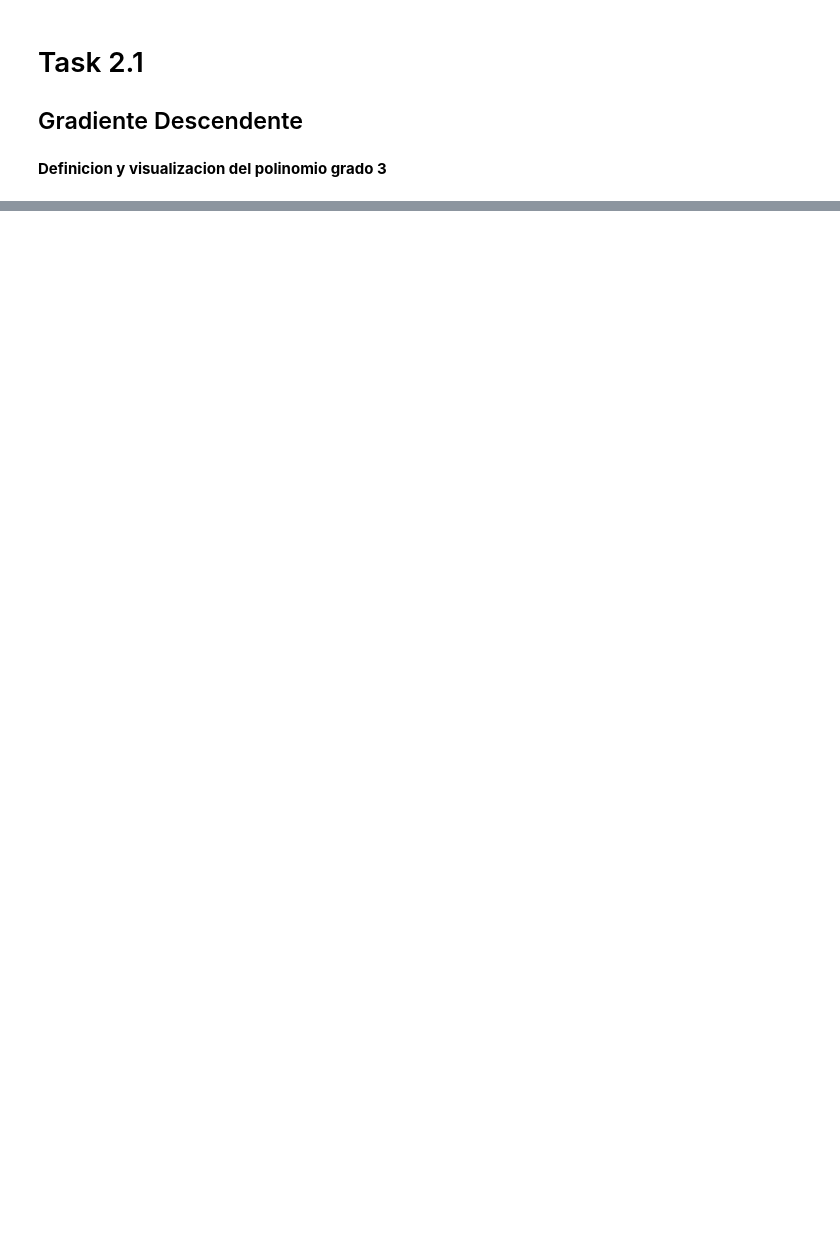
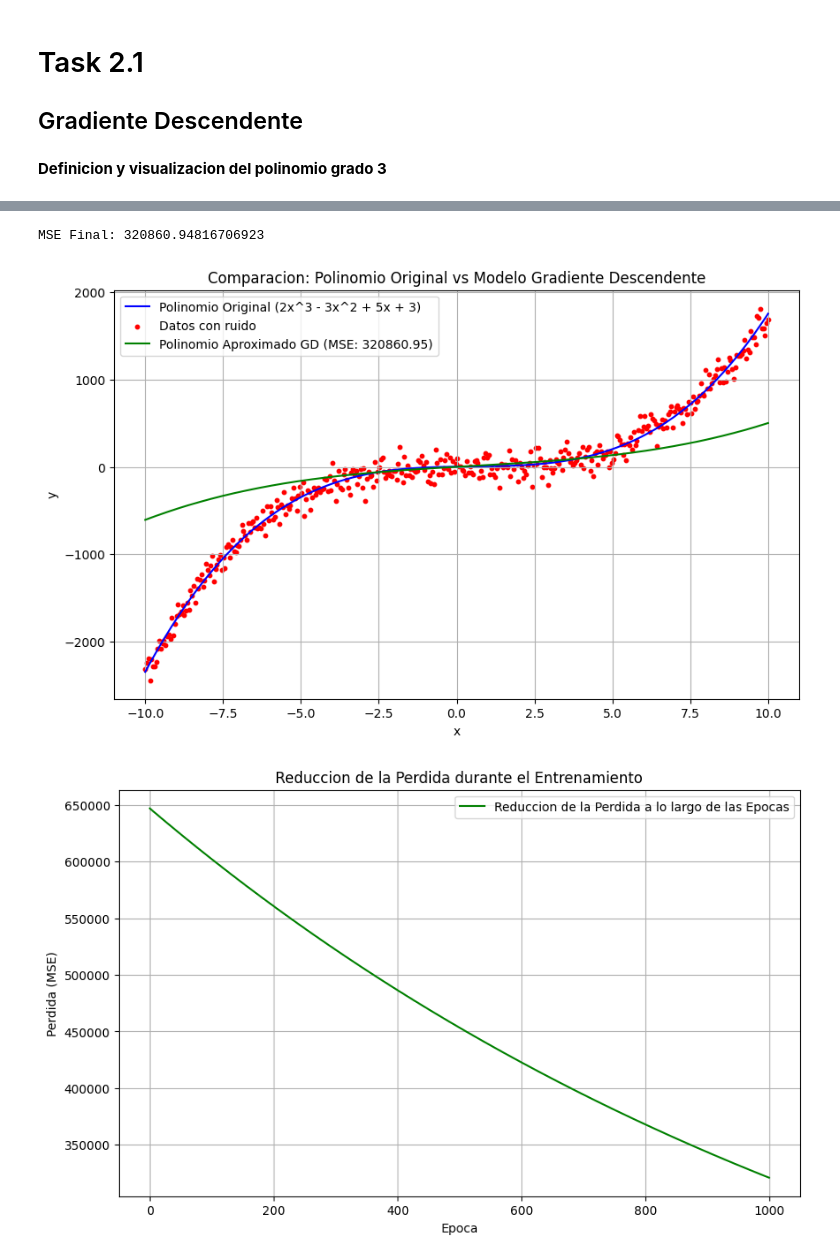
Before and after one commit to Gegdgt/Lab_3_IA, a Jupyter notebook: Task 2.1.ipynb, the cells around one changed output, grey strips where cells are left out. Drawn from its saved outputs; the diff is of its cells as text; code cells hidden in the pictures; blank space fills up the shorter version.

```diff
--- a/Task 2.1.ipynb
+++ b/Task 2.1.ipynb
@@ -32,0 +91,13 @@ plt.show()
+# %%
+def compute_gradients(coefficients, x_poly_scaled, y_values):
+
+    # Obtener los valos 'y' asociados a las 'x' escaladas
+    predictions = np.dot(x_poly_scaled, coefficients)
+
+    # Calcula el error
+    error = predictions - y_values
+
+    # Calcula los gradientes
+    gradients = np.dot(x_poly_scaled.T, error) * 2 / len(y_values)
+
+    return gradients
@@ -32,0 +106,66 @@ plt.show()
+# %%
+# Inicializar los coeficientes
+gd_coefficients = np.random.rand(4)
+
+# Lista de perdidas por epoch
+gd_loss_history = []
+
+# Learning Rate
+gd_lr = 0.0001
+
+# Cantidad de epochs
+gd_epochs = 1000
+
+# Entrenamiento para Gradiente Descendente
+for epoch in range(gd_epochs):
+    # Calcular los gradientes para todo el conjunto de datos
+    gd_gradients = compute_gradients(gd_coefficients, x_poly_scaled, y_values_noisy)
+
+    # Actualizar los parametros
+    gd_coefficients -= gd_lr * gd_gradients
+
+    # Calcular la perdida
+    gd_predictions = np.dot(x_poly_scaled, gd_coefficients)
+    gd_loss = np.mean((y_values_noisy - gd_predictions) ** 2)
+
+    # Registrar la perdida
+    gd_loss_history.append(gd_loss)
+
+# Coeficientes y perdida finales
+gd_final_coefficients = gd_coefficients
+gd_predictions = np.dot(x_poly_scaled, gd_coefficients)
+gd_final_mse = np.mean((y_values_noisy - gd_predictions) ** 2)
+
+# MSE final
+print(f'MSE Final: {gd_final_mse}')
+
+# Generar predicciones para el modelo final de gradiente descendente
+gd_final_predictions = np.dot(x_poly_scaled, gd_final_coefficients)
+
+
+# Graficar el polinomio original, los datos ruidosos y el polinomio aproximado
+plt.figure(figsize=(10, 6))
+plt.plot(x_values, y_values, label='Polinomio Original (2x^3 - 3x^2 + 5x + 3)', color='blue')
+plt.scatter(x_values, y_values_noisy, label='Datos con ruido', color='red', s=10)
+plt.plot(x_values, gd_final_predictions, label=f'Polinomio Aproximado GD (MSE: {gd_final_mse:.2f})', color='green')
+plt.title('Comparacion: Polinomio Original vs Modelo Gradiente Descendente')
+plt.xlabel('x')
+plt.ylabel('y')
+plt.legend()
+plt.grid(True)
+plt.show()
+
+
+# Graficar la reduccion de perdida a lo largo del entrenamiento
+plt.figure(figsize=(10, 6))
+plt.plot(gd_loss_history, label='Reduccion de la Perdida a lo largo de las Epocas', color='green')
+plt.title('Reduccion de la Perdida durante el Entrenamiento')
+plt.xlabel('Epoca')
+plt.ylabel('Perdida (MSE)')
+plt.legend()
+plt.grid(True)
+plt.show()
+# %% [output]
+MSE Final: 320860.94816706923
+[figure, added]
+[figure, added]
```
Also changed, not shown: parts of 24 cells of this notebook.
